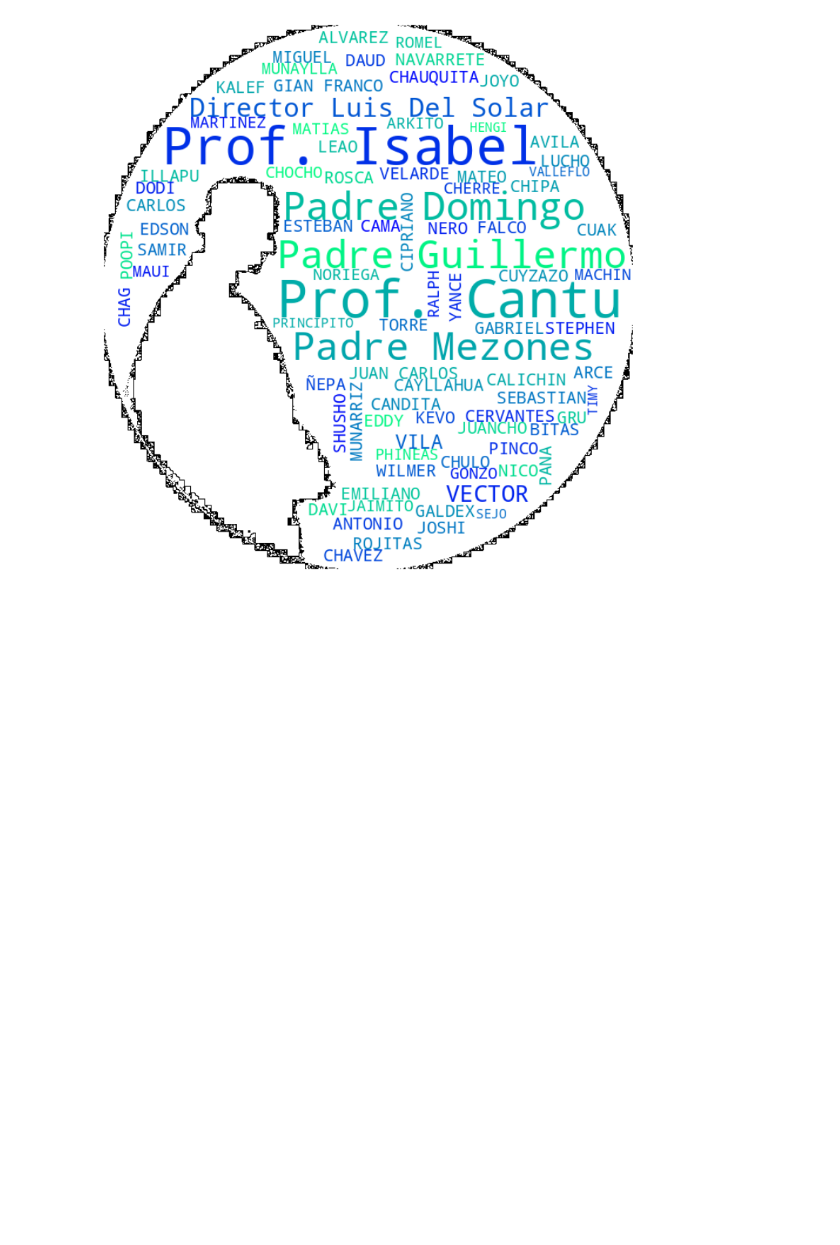
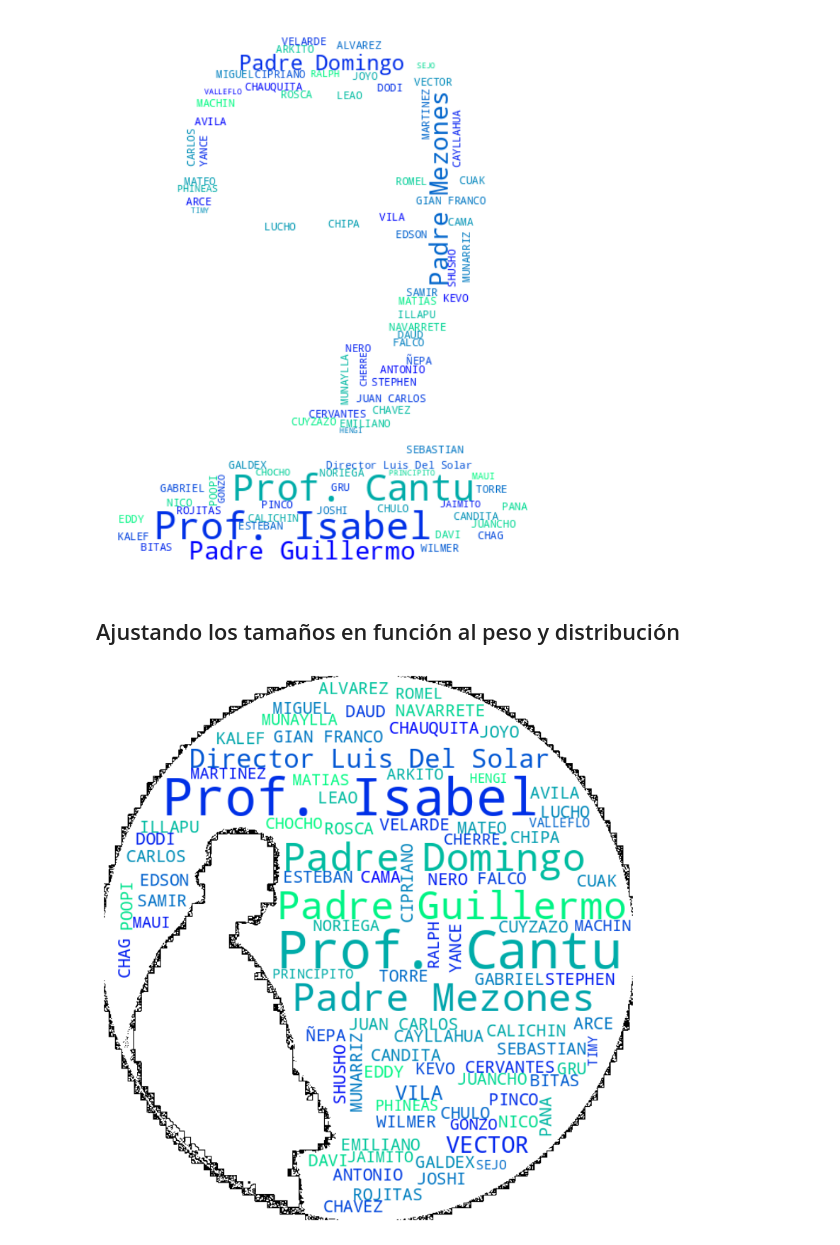
Before and after one commit to CVilaNet/Visualizacion, a Jupyter notebook: TextProcessing01_WordCloud_Mask.ipynb, the cells around one changed output. Cells and saved outputs as stored; diff of their text form; code cells hidden in the pictures; blank space fills up the shorter version.

```diff
--- a/TextProcessing01_WordCloud_Mask.ipynb
+++ b/TextProcessing01_WordCloud_Mask.ipynb
@@ -165,3 +164,31 @@ dic_text['ALVAREZ']
+# %%
+# Libraries
+from wordcloud import WordCloud
+import matplotlib.pyplot as plt
+import numpy as np
+from PIL import Image    # to import the image
+
+# for retrieving an image from URL
+import requests
+from io import BytesIO
+
+# Load the image locally (from your PC)
+response = requests.get('https://raw.githubusercontent.com/CVilaNet/Visualizacion/main/img/DonBosco_01.jpg')
+mymask = np.array(Image.open(BytesIO(response.content)))
+
+# Make the figure
+wordcloud = WordCloud(scale=1, mask=mymask, colormap='winter_r', background_color="white", contour_width=0, relative_scaling=0, random_state=10).generate_from_frequencies(dic_text)
+
+#plt.figure()
+plt.figure(figsize=(12,12))
+plt.imshow(wordcloud, interpolation="bilinear")
+plt.axis("off")
+plt.margins(x=0, y=0)
+plt.show()
+# %% [output]
+[figure, added]
+# %% [markdown]
+## Ajustando los tamaños en función al peso y distribución
 # %%
 # Libraries
 from wordcloud import WordCloud
```
Also changed, not shown: parts of 14 cells of this notebook, 1 other file.
